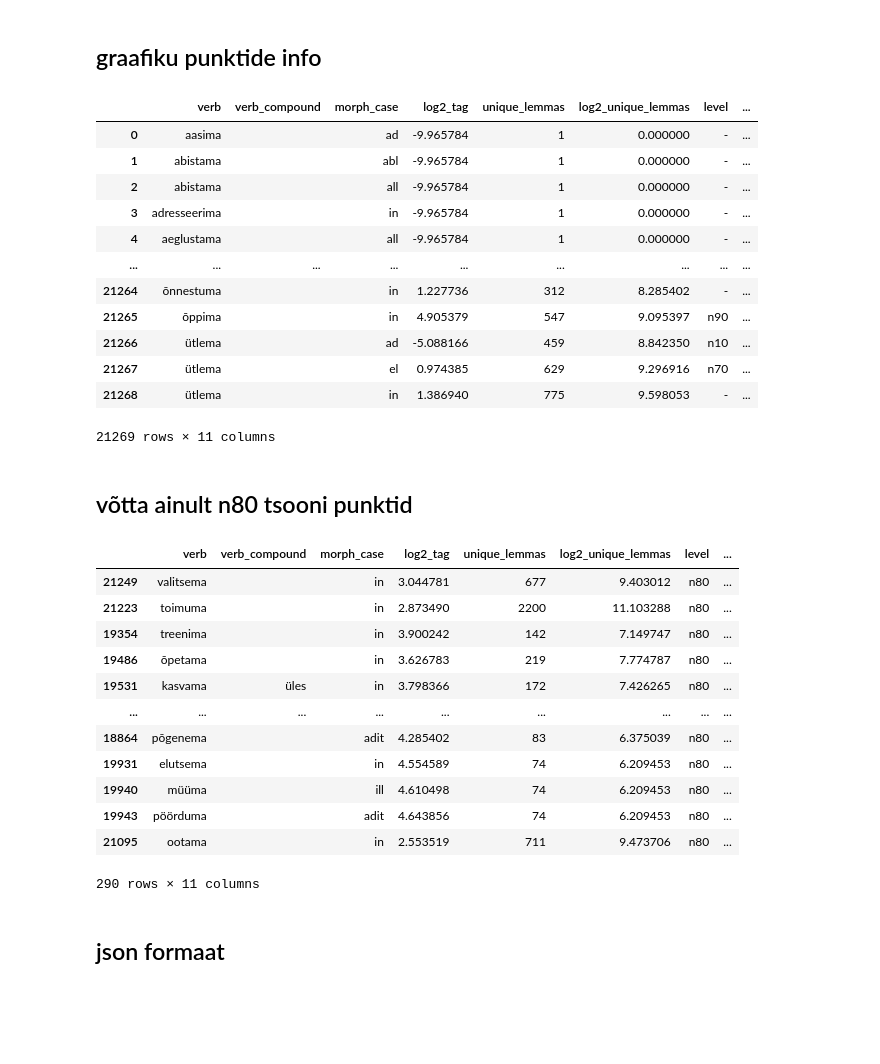
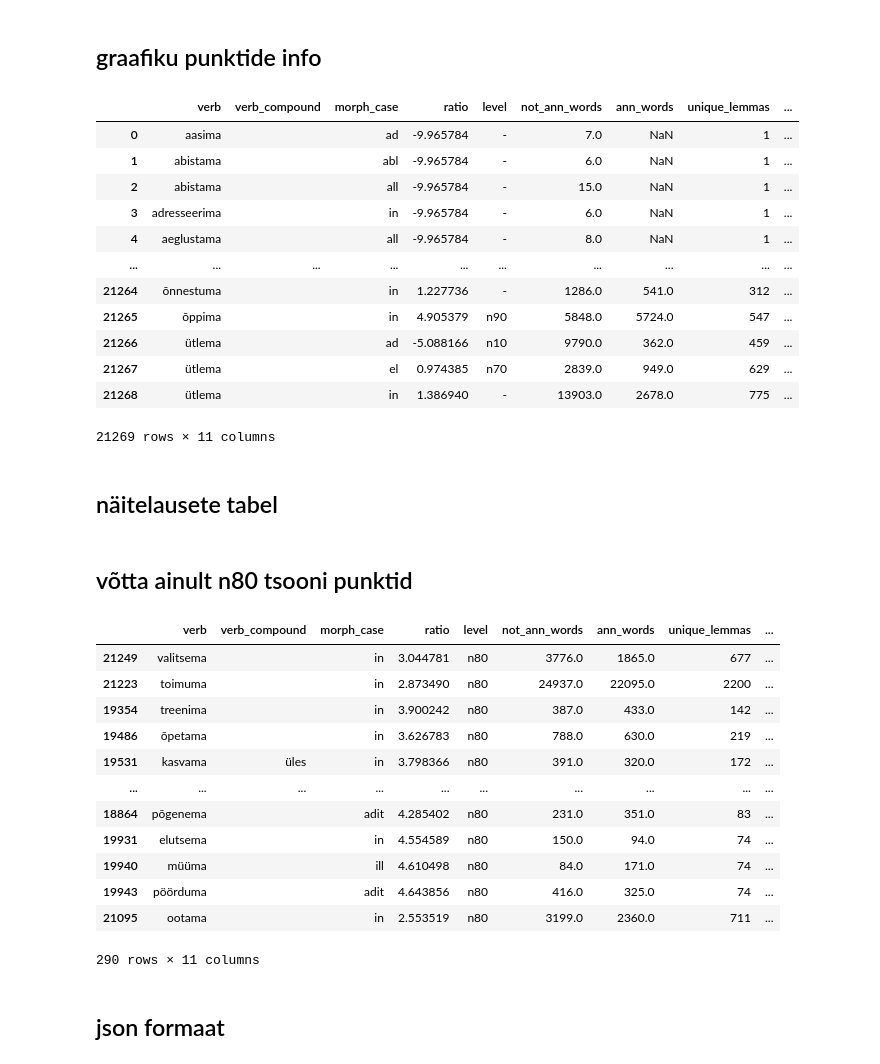
Before and after one commit to estnltk/syntax_experiments, a Jupyter notebook: physical_location_labelling/physical_location_by_context/v04_verb-case_pattern/code/subset_analysis/v04_data_extraction_4_gpt.ipynb, the cells around one changed output. Cells and saved outputs as stored; diff of their text form; code cells hidden in the pictures; blank space fills up the shorter version.

```diff
--- a/physical_location_labelling/physical_location_by_context/v04_verb-case_pattern/code/subset_analysis/v04_data_extraction_4_gpt.ipynb
+++ b/physical_location_labelling/physical_location_by_context/v04_verb-case_pattern/code/subset_analysis/v04_data_extraction_4_gpt.ipynb
@@ -12,29 +15,31 @@ import json
 # %% [markdown]
 ## andmetabelid
 # %%
-filename = "/home/kaire/kaire/development/syntax_experiments/semantic_labelling/v04_verb-case_pattern/drive_data/v33_koondkorpus_transaktsioonid.db"
+filename = "../drive_data/v33_koondkorpus_transaktsioonid.db"
 conn = sqlite3.connect(filename)
 cursor = conn.cursor()
 # %% [markdown]
 ## graafiku punktide info
 # %%
-query = """SELECT verb, verb_compound, morph_case, log2_tag, unique_lemmas, log2_unique_lemmas, level, not_ann_words, ann_words, ann_unique_lemmas, olulisus
+query = """SELECT verb, verb_compound, morph_case, ratio, level, not_ann_words, ann_words,unique_lemmas, ann_unique_lemmas, not_ann_unique_lemmas, olulisus
             FROM lines_class_info3
             """
 
 class_info = pd.read_sql(query, conn)
 class_info
 # %% [output]
-|  | verb | verb_compound | morph_case | log2_tag | unique_lemmas | log2_unique_lemmas | level | ... |
-| 0 | aasima |  | ad | -9.965784 | 1 | 0.000000 | - | ... |
-| 1 | abistama |  | abl | -9.965784 | 1 | 0.000000 | - | ... |
-| 2 | abistama |  | all | -9.965784 | 1 | 0.000000 | - | ... |
-| 3 | adresseerima |  | in | -9.965784 | 1 | 0.000000 | - | ... |
-| 4 | aeglustama |  | all | -9.965784 | 1 | 0.000000 | - | ... |
-| ... | ... | ... | ... | ... | ... | ... | ... | ... |
-| 21264 | õnnestuma |  | in | 1.227736 | 312 | 8.285402 | - | ... |
-| 21265 | õppima |  | in | 4.905379 | 547 | 9.095397 | n90 | ... |
-| 21266 | ütlema |  | ad | -5.088166 | 459 | 8.842350 | n10 | ... |
-| 21267 | ütlema |  | el | 0.974385 | 629 | 9.296916 | n70 | ... |
-| 21268 | ütlema |  | in | 1.386940 | 775 | 9.598053 | - | ... |
+|  | verb | verb_compound | morph_case | ratio | level | not_ann_words | ann_words | unique_lemmas | ... |
+| 0 | aasima |  | ad | -9.965784 | - | 7.0 | NaN | 1 | ... |
+| 1 | abistama |  | abl | -9.965784 | - | 6.0 | NaN | 1 | ... |
+| 2 | abistama |  | all | -9.965784 | - | 15.0 | NaN | 1 | ... |
+| 3 | adresseerima |  | in | -9.965784 | - | 6.0 | NaN | 1 | ... |
+| 4 | aeglustama |  | all | -9.965784 | - | 8.0 | NaN | 1 | ... |
+| ... | ... | ... | ... | ... | ... | ... | ... | ... | ... |
+| 21264 | õnnestuma |  | in | 1.227736 | - | 1286.0 | 541.0 | 312 | ... |
+| 21265 | õppima |  | in | 4.905379 | n90 | 5848.0 | 5724.0 | 547 | ... |
+| 21266 | ütlema |  | ad | -5.088166 | n10 | 9790.0 | 362.0 | 459 | ... |
+| 21267 | ütlema |  | el | 0.974385 | n70 | 2839.0 | 949.0 | 629 | ... |
+| 21268 | ütlema |  | in | 1.386940 | - | 13903.0 | 2678.0 | 775 | ... |
 21269 rows × 11 columns
+# %% [markdown]
+## näitelausete tabel
@@ -46,18 +56,18 @@ filtered_class = filtered_class.sort_values(["olulisus"])
 # %%
 filtered_class
 # %% [output]
-|  | verb | verb_compound | morph_case | log2_tag | unique_lemmas | log2_unique_lemmas | level | ... |
-| 21249 | valitsema |  | in | 3.044781 | 677 | 9.403012 | n80 | ... |
-| 21223 | toimuma |  | in | 2.873490 | 2200 | 11.103288 | n80 | ... |
-| 19354 | treenima |  | in | 3.900242 | 142 | 7.149747 | n80 | ... |
-| 19486 | õpetama |  | in | 3.626783 | 219 | 7.774787 | n80 | ... |
-| 19531 | kasvama | üles | in | 3.798366 | 172 | 7.426265 | n80 | ... |
-| ... | ... | ... | ... | ... | ... | ... | ... | ... |
-| 18864 | põgenema |  | adit | 4.285402 | 83 | 6.375039 | n80 | ... |
-| 19931 | elutsema |  | in | 4.554589 | 74 | 6.209453 | n80 | ... |
-| 19940 | müüma |  | ill | 4.610498 | 74 | 6.209453 | n80 | ... |
-| 19943 | pöörduma |  | adit | 4.643856 | 74 | 6.209453 | n80 | ... |
-| 21095 | ootama |  | in | 2.553519 | 711 | 9.473706 | n80 | ... |
+|  | verb | verb_compound | morph_case | ratio | level | not_ann_words | ann_words | unique_lemmas | ... |
+| 21249 | valitsema |  | in | 3.044781 | n80 | 3776.0 | 1865.0 | 677 | ... |
+| 21223 | toimuma |  | in | 2.873490 | n80 | 24937.0 | 22095.0 | 2200 | ... |
+| 19354 | treenima |  | in | 3.900242 | n80 | 387.0 | 433.0 | 142 | ... |
+| 19486 | õpetama |  | in | 3.626783 | n80 | 788.0 | 630.0 | 219 | ... |
+| 19531 | kasvama | üles | in | 3.798366 | n80 | 391.0 | 320.0 | 172 | ... |
+| ... | ... | ... | ... | ... | ... | ... | ... | ... | ... |
+| 18864 | põgenema |  | adit | 4.285402 | n80 | 231.0 | 351.0 | 83 | ... |
+| 19931 | elutsema |  | in | 4.554589 | n80 | 150.0 | 94.0 | 74 | ... |
+| 19940 | müüma |  | ill | 4.610498 | n80 | 84.0 | 171.0 | 74 | ... |
+| 19943 | pöörduma |  | adit | 4.643856 | n80 | 416.0 | 325.0 | 74 | ... |
+| 21095 | ootama |  | in | 2.553519 | n80 | 3199.0 | 2360.0 | 711 | ... |
 290 rows × 11 columns
 # %% [markdown]
 ## json formaat
```
Also changed, not shown: parts of 9 cells of this notebook, 1 other file.
